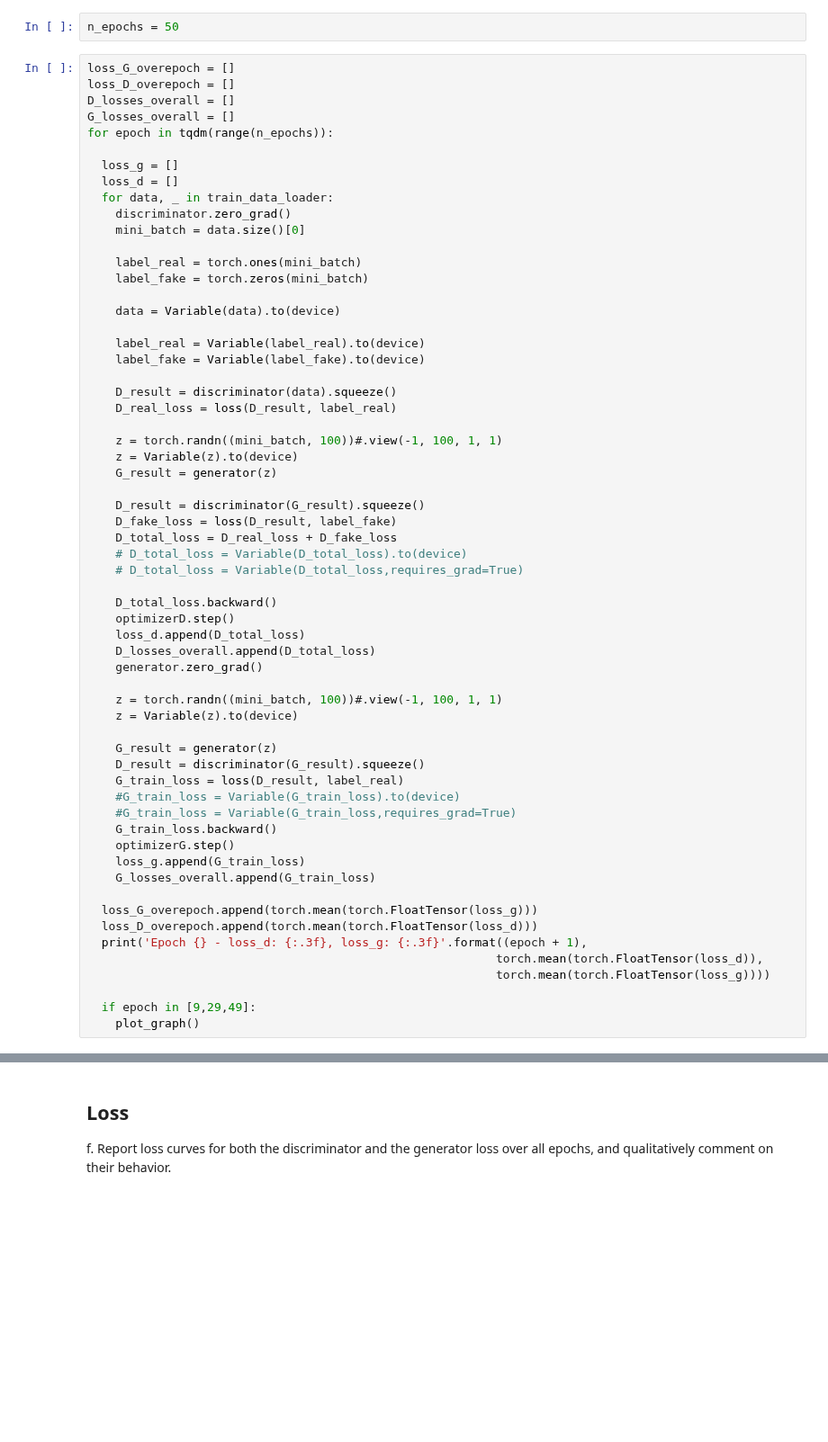
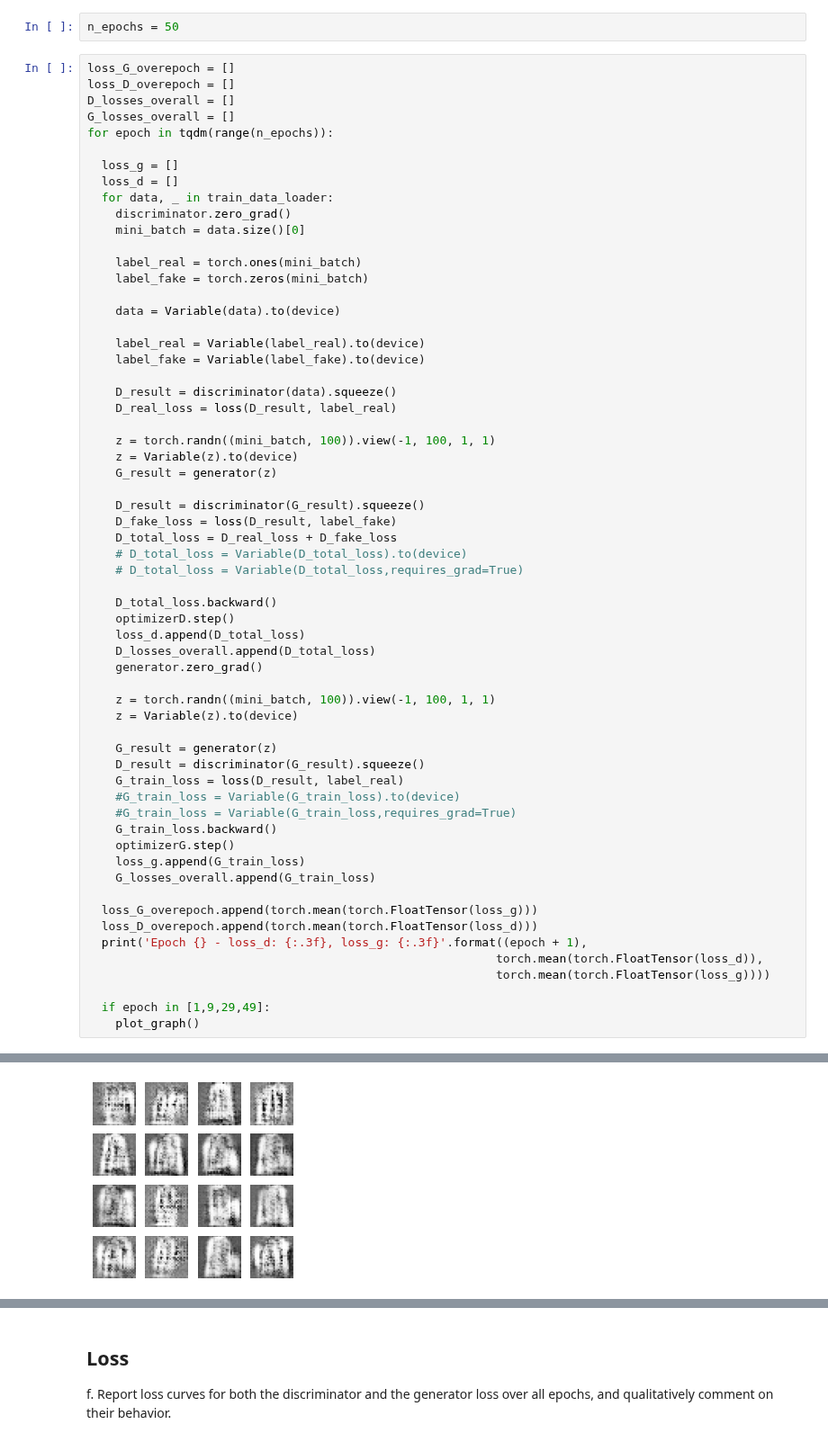
Before and after one commit to yeb2Binfang/ECE-GY9123_DL, a Jupyter notebook: HW/HW6/HW6.ipynb, the cells around one changed output, grey strips where cells are left out. Shown at 90% size. Saved outputs shown, nothing was run; the diff lists cells and outputs as text; blank space fills up the shorter version.

```diff
--- a/HW/HW6/HW6.ipynb
+++ b/HW/HW6/HW6.ipynb
@@ -409,7 +343,7 @@ for epoch in tqdm(range(n_epochs)):
     D_result = discriminator(data).squeeze()
     D_real_loss = loss(D_result, label_real)
 
-    z = torch.randn((mini_batch, 100))#.view(-1, 100, 1, 1)
+    z = torch.randn((mini_batch, 100)).view(-1, 100, 1, 1)
     z = Variable(z).to(device)
     G_result = generator(z)
 
@@ -425,7 +359,7 @@ for epoch in tqdm(range(n_epochs)):
     D_losses_overall.append(D_total_loss)
     generator.zero_grad()
 
-    z = torch.randn((mini_batch, 100))#.view(-1, 100, 1, 1)
+    z = torch.randn((mini_batch, 100)).view(-1, 100, 1, 1)
     z = Variable(z).to(device)
 
     G_result = generator(z)
@@ -444,6 +378,6 @@ for epoch in tqdm(range(n_epochs)):
                                                           torch.mean(torch.FloatTensor(loss_d)),
                                                           torch.mean(torch.FloatTensor(loss_g))))
 
-  if epoch in [9,29,49]:
+  if epoch in [1,9,29,49]:
     plot_graph()
 # %% [output]
@@ -450,0 +386 @@ Epoch 1 - loss_d: 1.144, loss_g: 1.122
+[figure, new version]
```
Also changed, not shown: parts of 8 cells of this notebook.
